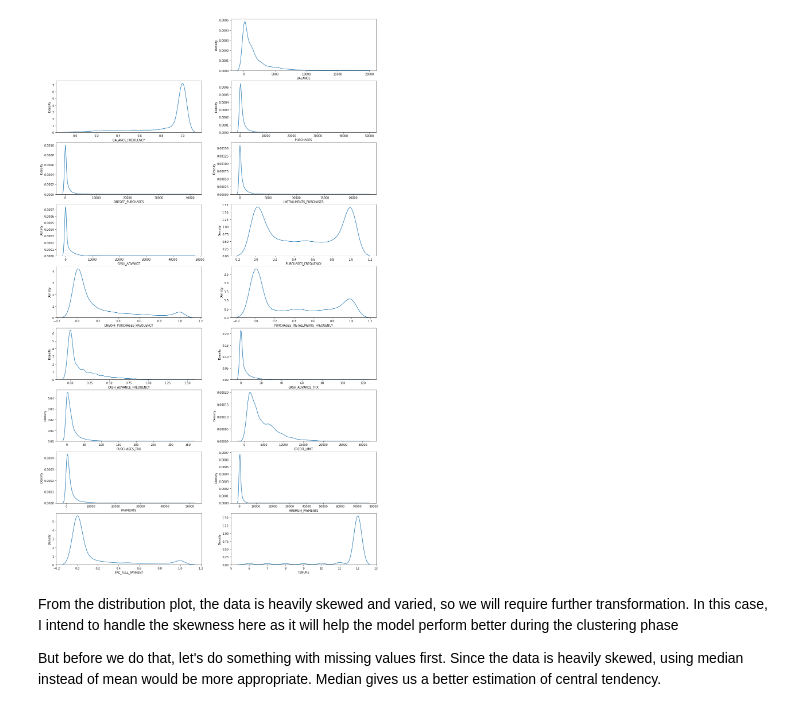
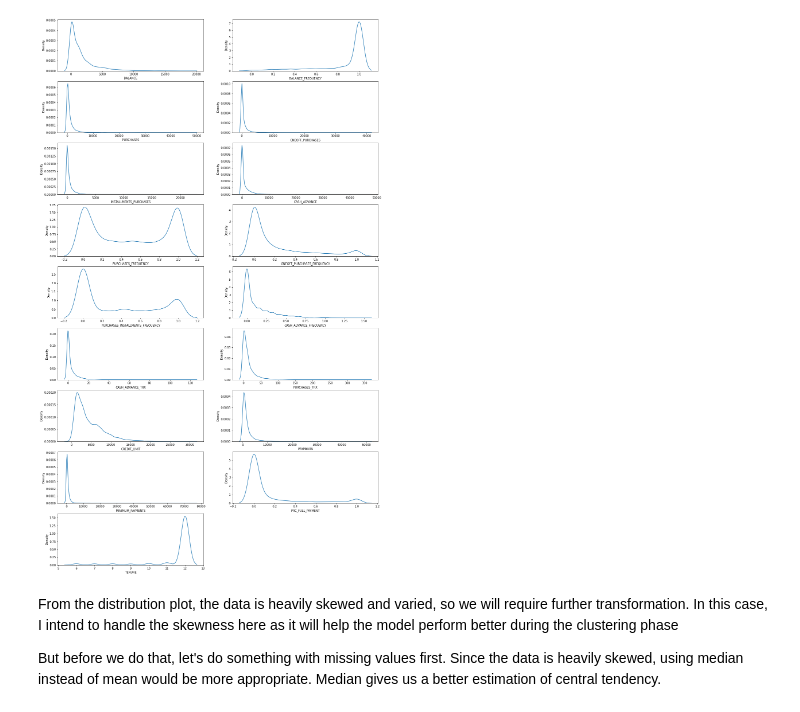
Before and after one commit to kasun61/credit-card-clustering, a Jupyter notebook: notebooks/preprocessing.ipynb, the cells around one changed output. Cells and saved outputs as stored; diff of their text form; code cells hidden in the pictures.

```diff
--- a/notebooks/preprocessing.ipynb
+++ b/notebooks/preprocessing.ipynb
@@ -93,17 +95,19 @@ def iqr_outlier_removal(df,attribute_list):
     return outliers_removed
 # %%
 df = pd.read_csv('../data/CC_GENERAL.csv')
+
+data = df.set_index(['CUST_ID']) # set index to CUST_ID
 # %%
 plt.figure(figsize=(20,35))
-for i, col in enumerate(df.columns):
-    if df[col].dtype != 'object':
+for i, col in enumerate(data.columns):
+    if data[col].dtype != 'object':
         ax = plt.subplot(9, 2, i+1)
-        sns.kdeplot(df[col], ax=ax)
+        sns.kdeplot(data[col], ax=ax)
         plt.xlabel(col)
 
 plt.show()
 # %% [output]
-[figure, old version]
+[figure, new version]
 # %% [markdown]
 From the distribution plot, the data is heavily skewed and varied, so we will require further transformation. In this case, I intend to handle the skewness here as it will help the model perform better during the clustering phase
 
```
Also changed, not shown: parts of 8 cells of this notebook, 2 other files.
